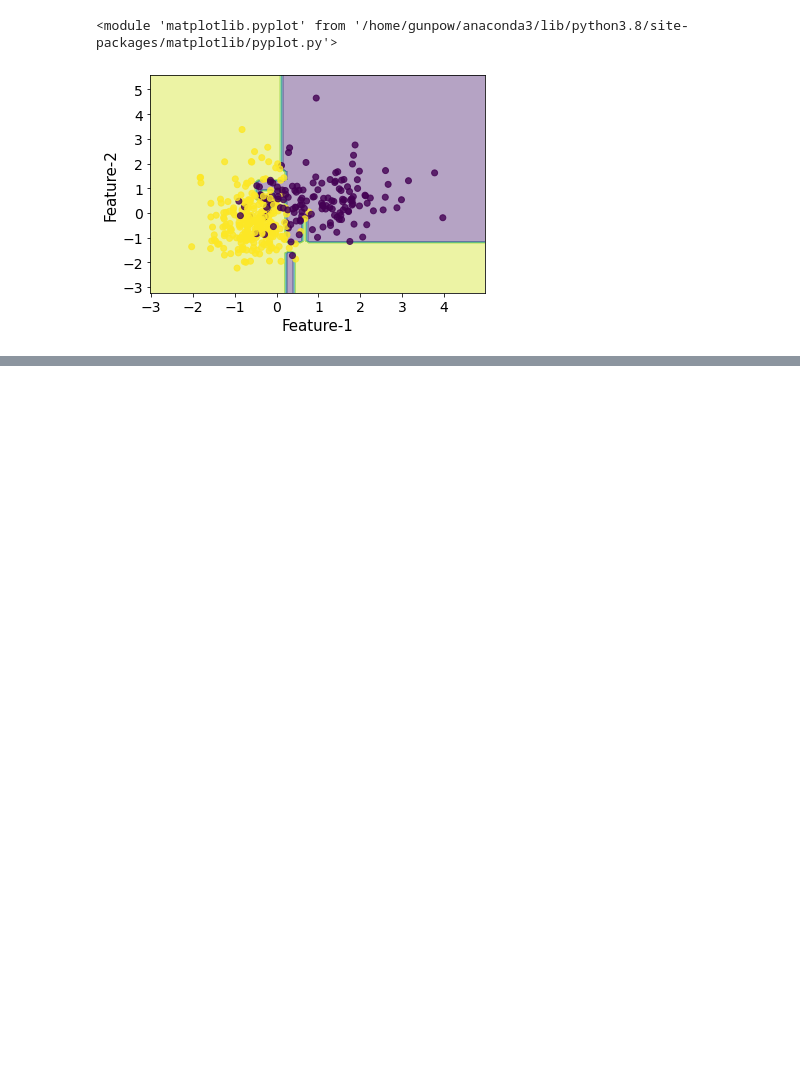
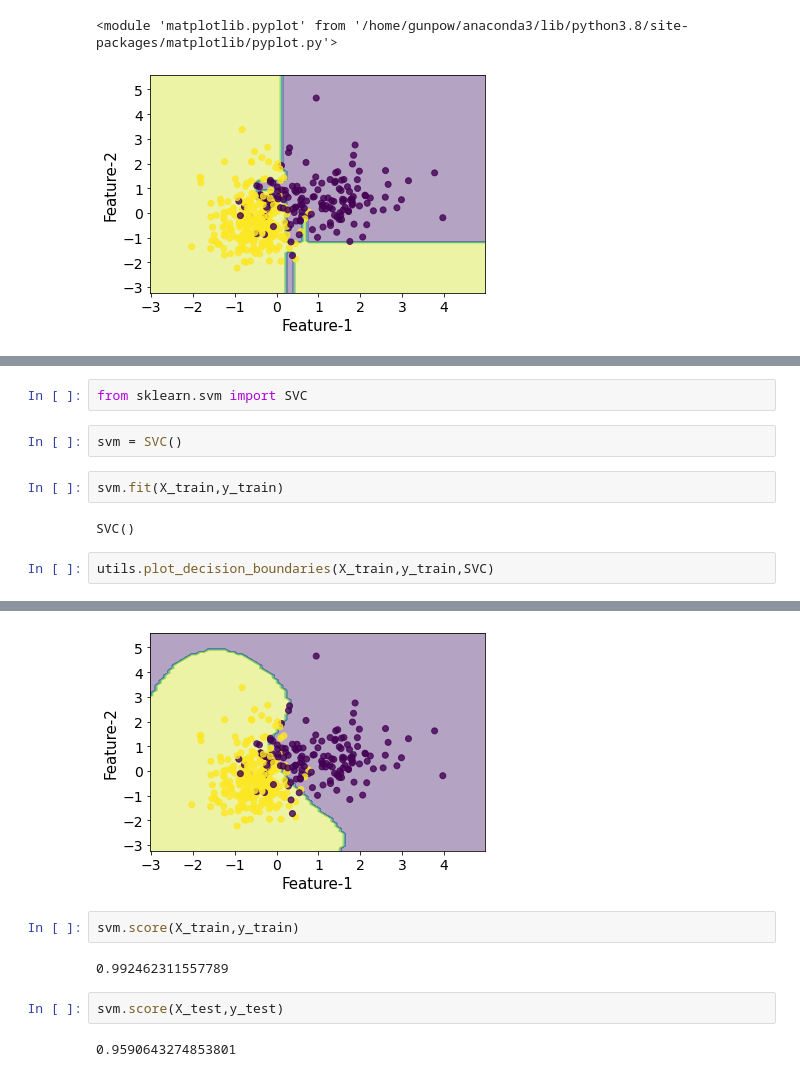
Before and after one commit to arturiaxnight/TSGH2021-AI, a Jupyter notebook: Lecture2_DT_SVM_DNN.ipynb, the cells around one changed output, grey strips where cells are left out. Saved outputs shown, nothing was run; the diff lists cells and outputs as text; blank space fills up the shorter version.

```diff
--- a/Lecture2_DT_SVM_DNN.ipynb
+++ b/Lecture2_DT_SVM_DNN.ipynb
@@ -127,0 +131,11 @@ utils.plot_decision_boundaries(X_train,y_train,DecisionTreeClassifier)
+# %%
+from sklearn.svm import SVC
+# %%
+svm = SVC()
+# %%
+svm.fit(X_train,y_train)
+# %% [output]
+SVC()
+# %%
+utils.plot_decision_boundaries(X_train,y_train,SVC)
+# %% [output]
@@ -127,0 +143,9 @@ utils.plot_decision_boundaries(X_train,y_train,DecisionTreeClassifier)
+[figure, added]
+# %%
+svm.score(X_train,y_train)
+# %% [output]
+0.992462311557789
+# %%
+svm.score(X_test,y_test)
+# %% [output]
+0.9590643274853801
```
Also changed, not shown: parts of 9 cells of this notebook.
